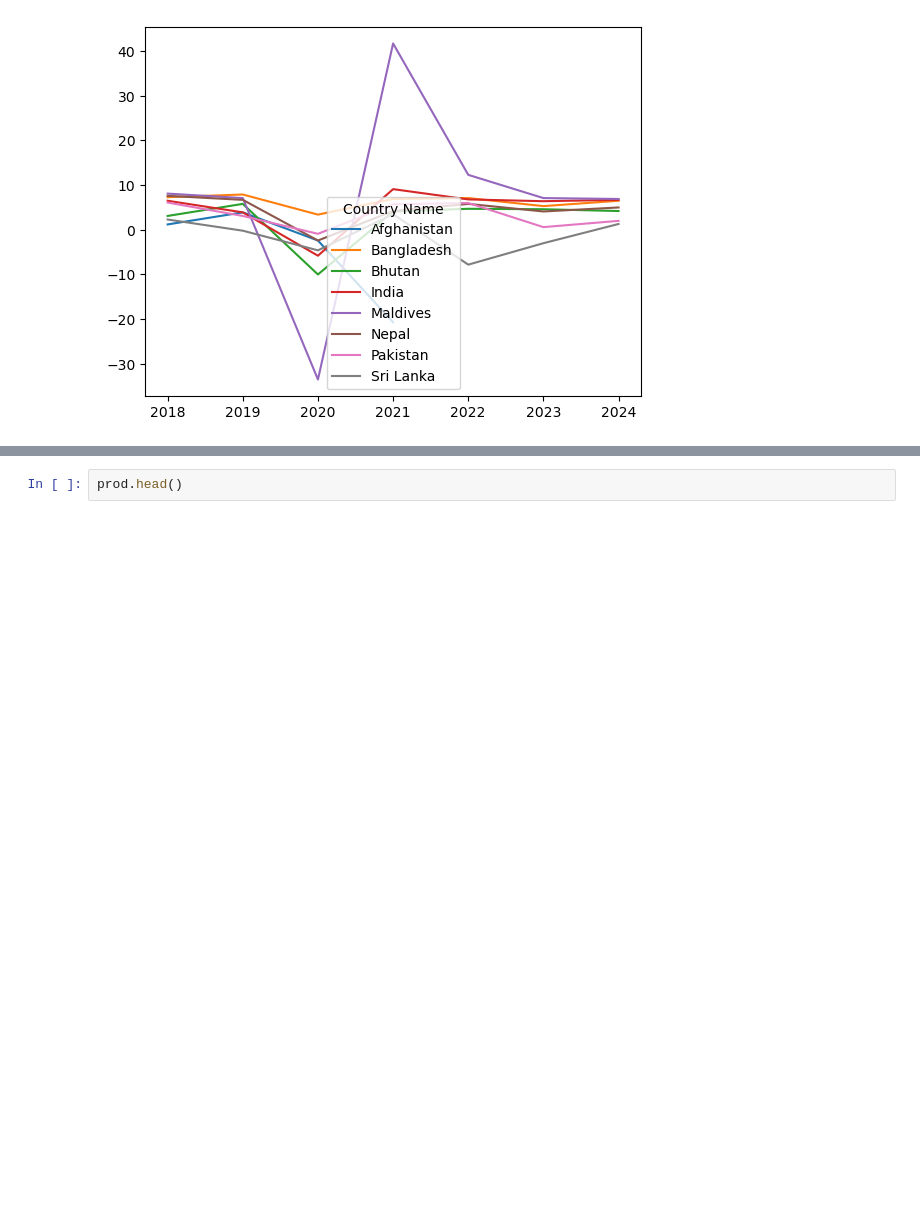
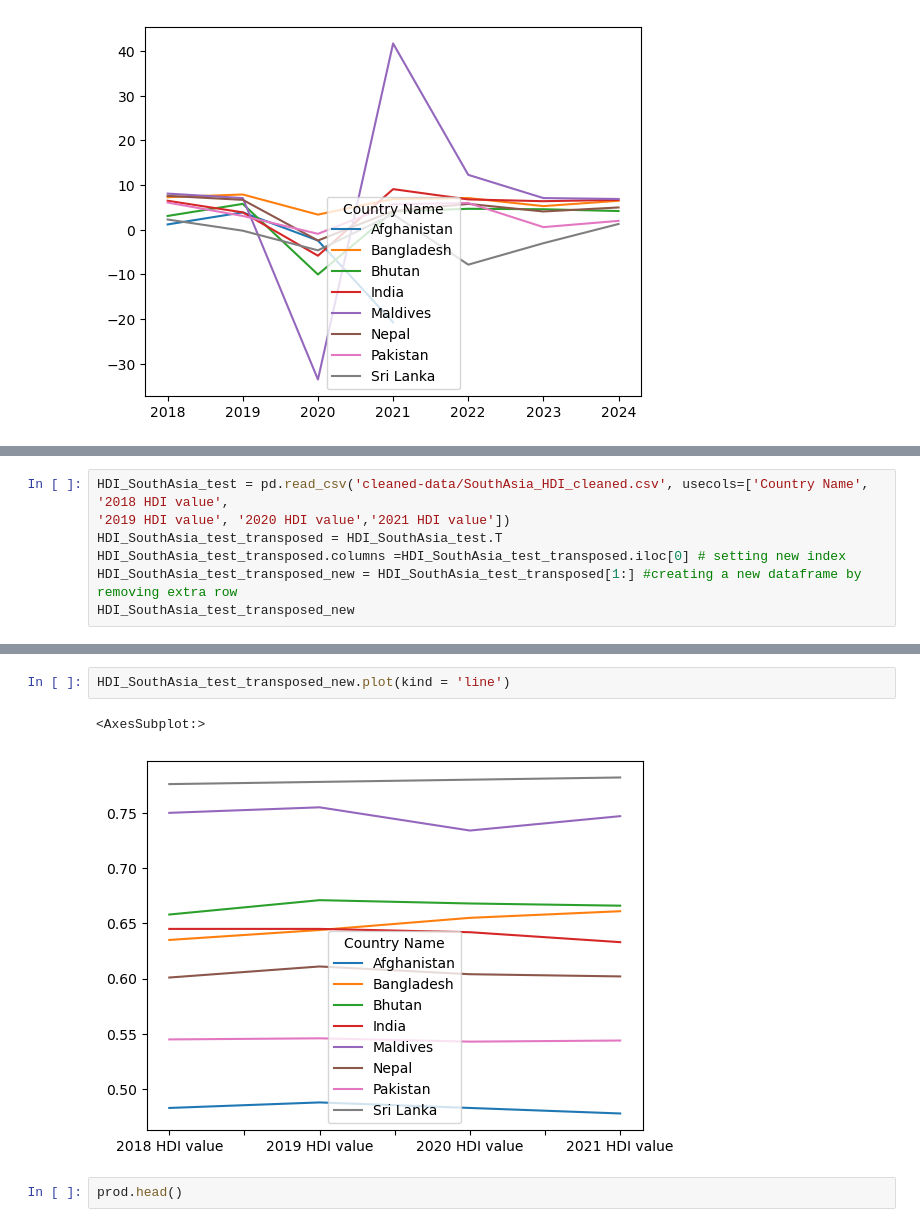
Before and after one commit to RuizLorenzoChavez/asean-datascience, a Jupyter notebook: GillCleaning.ipynb, the cells around one changed output, grey strips where cells are left out. Cells and saved outputs as stored; diff of their text form; blank space fills up the shorter version.

```diff
--- a/GillCleaning.ipynb
+++ b/GillCleaning.ipynb
@@ -351,0 +379,7 @@ HDI.head()
+# %%
+HDI_SouthAsia_test = pd.read_csv('cleaned-data/SouthAsia_HDI_cleaned.csv', usecols=['Country Name', '2018 HDI value',
+'2019 HDI value', '2020 HDI value','2021 HDI value'])
+HDI_SouthAsia_test_transposed = HDI_SouthAsia_test.T
+HDI_SouthAsia_test_transposed.columns =HDI_SouthAsia_test_transposed.iloc[0] # setting new index
+HDI_SouthAsia_test_transposed_new = HDI_SouthAsia_test_transposed[1:] #creating a new dataframe by removing extra row
+HDI_SouthAsia_test_transposed_new
@@ -352,3 +392,8 @@ HDI.head()
+# %%
+HDI_SouthAsia_test_transposed_new.plot(kind = 'line')
+# %% [output]
+<AxesSubplot:>
+[figure, added]
 # %%
 prod.head()
 # %% [output]
```
Also changed, not shown: parts of 18 cells of this notebook, 4 other files.
